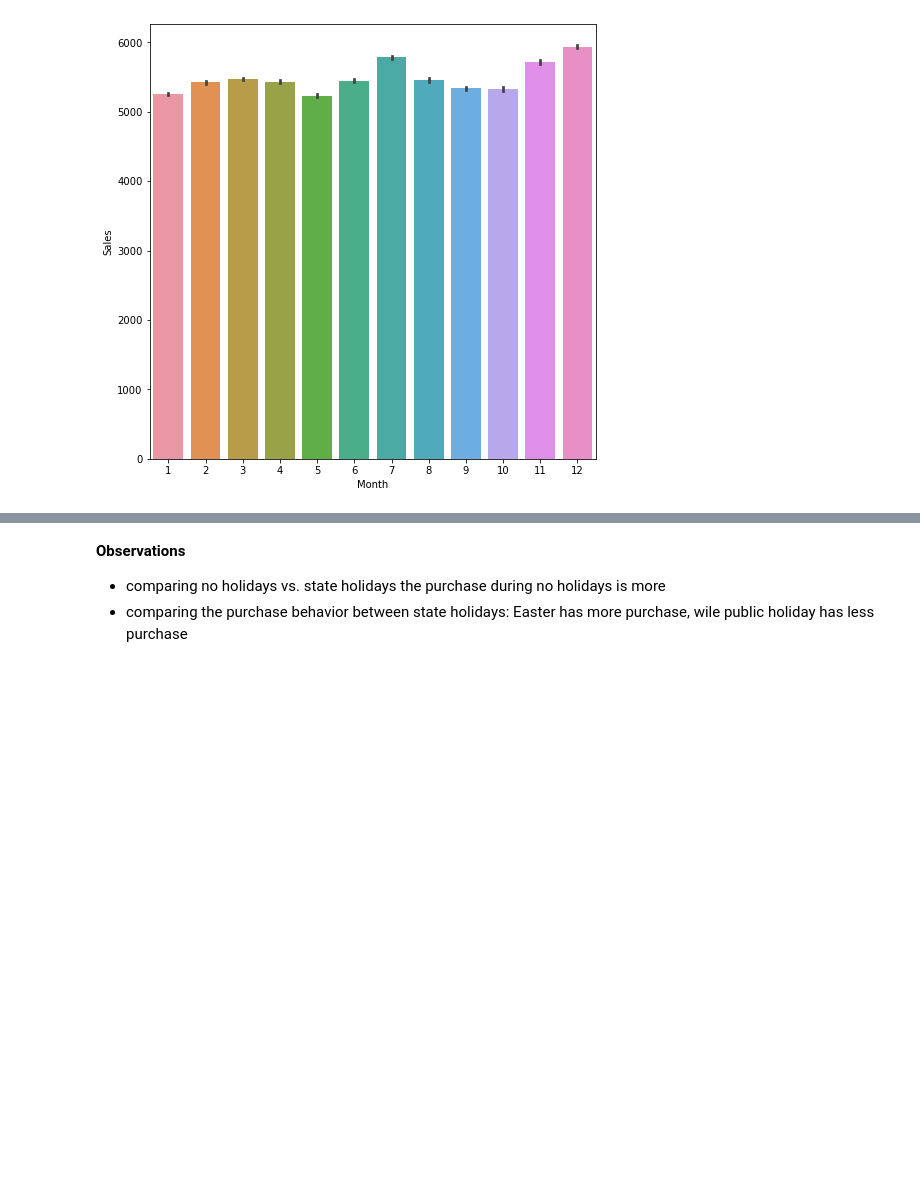
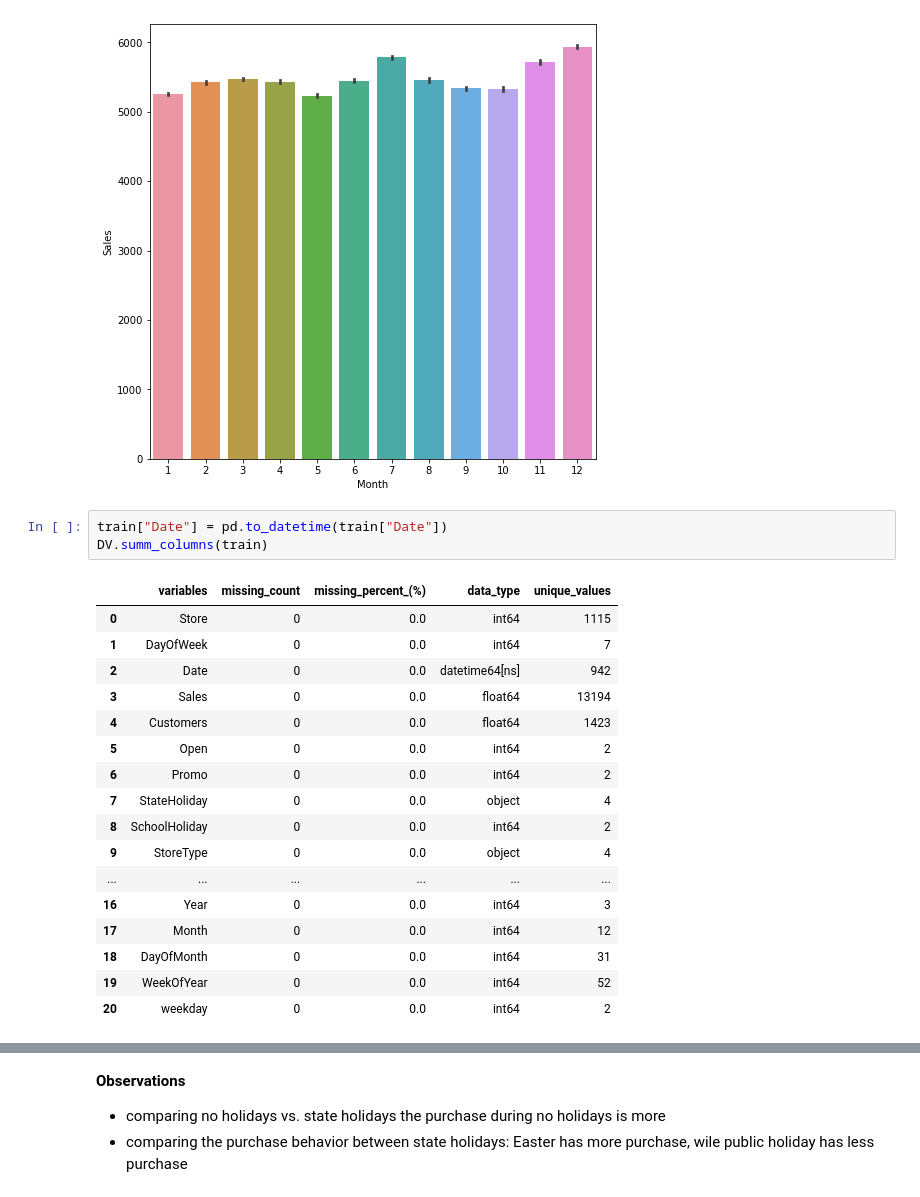
Before and after one commit to benbel376/time-series-data-sales-prediction, a Jupyter notebook: notebooks/data_exploration.ipynb, the cells around one changed output, grey strips where cells are left out. Saved outputs shown, nothing was run; the diff lists cells and outputs as text; blank space fills up the shorter version.

```diff
--- a/notebooks/data_exploration.ipynb
+++ b/notebooks/data_exploration.ipynb
@@ -93,3 +93,24 @@ sns.barplot(x='Month', y='Sales', data=train)
 plt.show()
 # %% [output]
 [figure]
+# %%
+train["Date"] = pd.to_datetime(train["Date"])
+DV.summ_columns(train)
+# %% [output]
+|  | variables | missing_count | missing_percent_(%) | data_type | unique_values |
+| 0 | Store | 0 | 0.0 | int64 | 1115 |
+| 1 | DayOfWeek | 0 | 0.0 | int64 | 7 |
+| 2 | Date | 0 | 0.0 | datetime64[ns] | 942 |
+| 3 | Sales | 0 | 0.0 | float64 | 13194 |
+| 4 | Customers | 0 | 0.0 | float64 | 1423 |
+| 5 | Open | 0 | 0.0 | int64 | 2 |
+| 6 | Promo | 0 | 0.0 | int64 | 2 |
+| 7 | StateHoliday | 0 | 0.0 | object | 4 |
+| 8 | SchoolHoliday | 0 | 0.0 | int64 | 2 |
+| 9 | StoreType | 0 | 0.0 | object | 4 |
+| ... | ... | ... | ... | ... | ... |
+| 16 | Year | 0 | 0.0 | int64 | 3 |
+| 17 | Month | 0 | 0.0 | int64 | 12 |
+| 18 | DayOfMonth | 0 | 0.0 | int64 | 31 |
+| 19 | WeekOfYear | 0 | 0.0 | int64 | 52 |
+| 20 | weekday | 0 | 0.0 | int64 | 2 |
```
Also changed, not shown: parts of 1 cell of this notebook.
